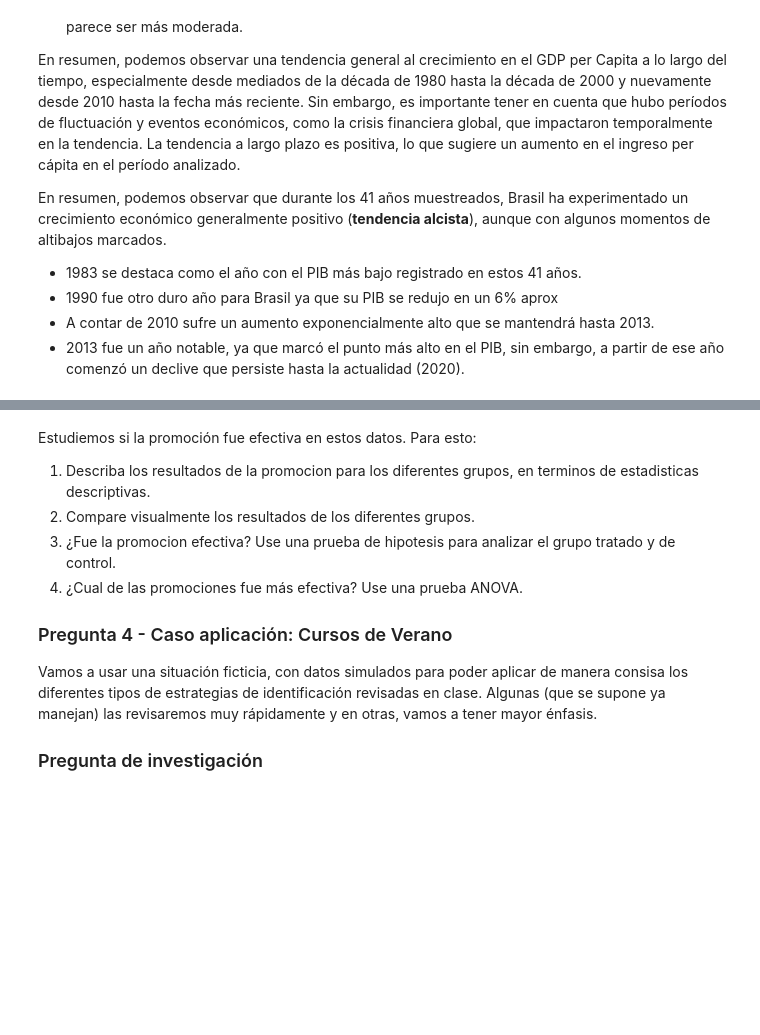
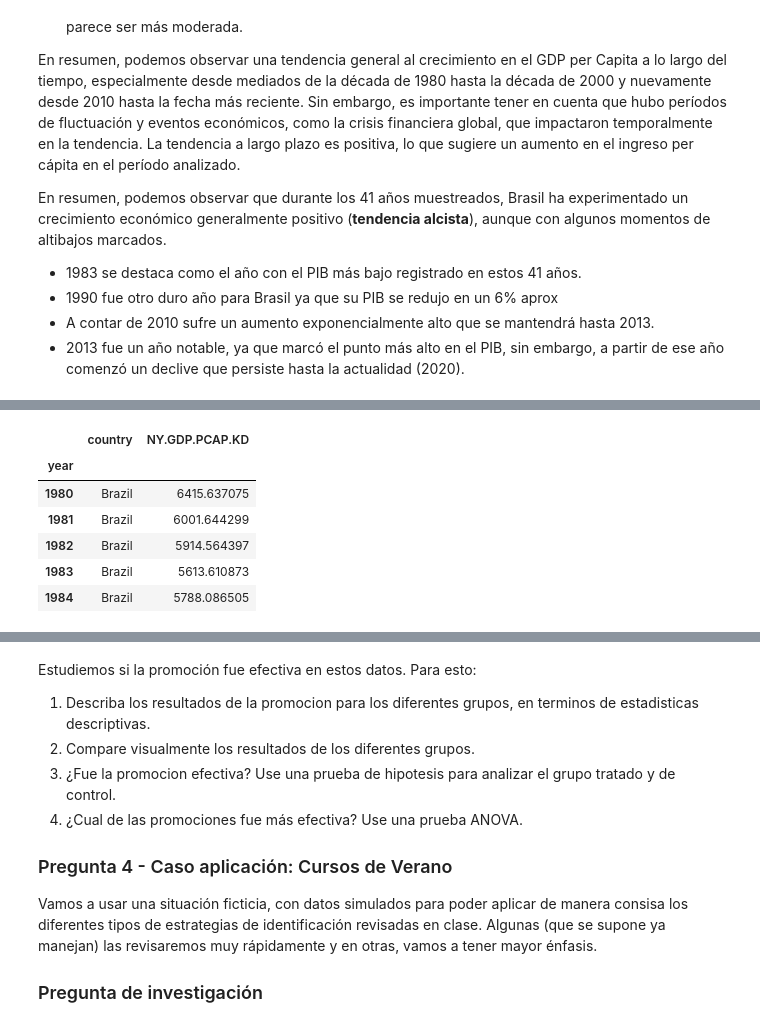
Before and after one commit to cindygarcia/TrabajoAnalisisDatos, a Jupyter notebook: taller1_enunciado.ipynb, the cells around one changed output, grey strips where cells are left out. Saved outputs shown, nothing was run; the diff lists cells and outputs as text; code cells hidden in the pictures; blank space fills up the shorter version.

```diff
--- a/taller1_enunciado.ipynb
+++ b/taller1_enunciado.ipynb
@@ -259,0 +280,21 @@ lascompras de cada usuario.
+# %%
+#ORDENEMOS LOS DF POR AÑO
+#Ordenamos primero el de GDP x CAP
+#Lo copio par que no me modifique el dataframe original
+df_GDPpc_p.head()
+df_GDPpc_p_copy = df_GDPpc_p.copy()
+#reseteo el índice
+df_GDPpc_p_copy.reset_index(inplace = True)
+#Ahora lo ordeno
+df_GDPpc_p_copy_sorted = df_GDPpc_p_copy.sort_values(by='year')
+#Reseteo el indice
+df_GDPpc_p_copy_sorted.set_index(['year'], inplace=True)
+df_GDPpc_p_copy_sorted.head()
+# %% [output]
+|  | country | NY.GDP.PCAP.KD |
+| year |  |  |
+| 1980 | Brazil | 6415.637075 |
+| 1981 | Brazil | 6001.644299 |
+| 1982 | Brazil | 5914.564397 |
+| 1983 | Brazil | 5613.610873 |
+| 1984 | Brazil | 5788.086505 |
```
Also changed, not shown: parts of 11 cells of this notebook.
